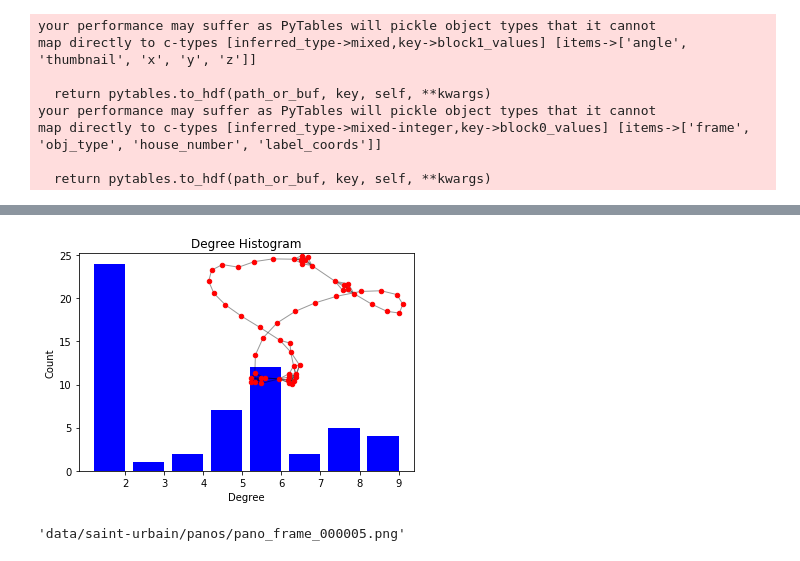
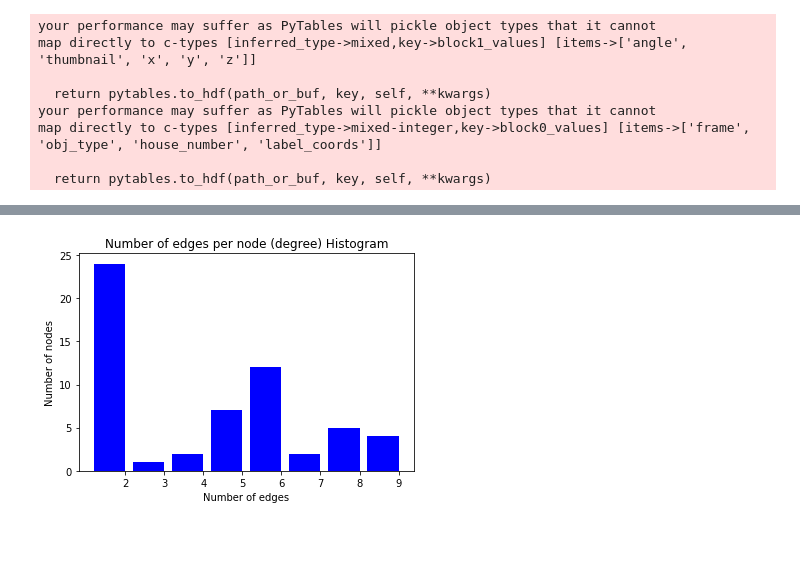
Before and after one commit to mweiss17/hyrule-gym, a Jupyter notebook: dataset.ipynb, the cells around one changed output, grey strips where cells are left out. Cells and saved outputs as stored; diff of their text form; code cells hidden in the pictures.

```diff
--- a/dataset.ipynb
+++ b/dataset.ipynb
@@ -129,4 +130,0 @@ nx.draw(env.G, pos=pos)  # networkx draw()
-# %%
-coords = []
-for n in env.G.nodes:
-    coords.append(env.G.nodes[n]['coords'])
@@ -135,32 +131,18 @@ for n in env.G.nodes:
 # %%
-import collections
-import matplotlib.pyplot as plt
-import networkx as nx
-
-G = env.G
-
-degree_sequence = sorted([d for n, d in G.degree()], reverse=True)  # degree sequence
-# print "Degree sequence", degree_sequence
+# This was just useful to visualize the number of edges per node
+degree_sequence = sorted([d for n, d in env.G.degree()], reverse=True)  # degree sequence
 degreeCount = collections.Counter(degree_sequence)
 deg, cnt = zip(*degreeCount.items())
 
 fig, ax = plt.subplots()
 plt.bar(deg, cnt, width=0.80, color='b')
 
-plt.title("Degree Histogram")
-plt.ylabel("Count")
-plt.xlabel("Degree")
+plt.title("Number of edges per node (degree) Histogram")
+plt.ylabel("Number of nodes")
+plt.xlabel("Number of edges")
 ax.set_xticks([d + 0.4 for d in deg])
 ax.set_xticklabels(deg)
 
-# draw graph in inset
-plt.axes([0.4, 0.4, 0.5, 0.5])
-Gcc = sorted(nx.connected_component_subgraphs(G), key=len, reverse=True)[0]
-pos = nx.spring_layout(G)
-plt.axis('off')
-nx.draw_networkx_nodes(G, pos, node_size=20)
-nx.draw_networkx_edges(G, pos, alpha=0.4)
-
 plt.show()
 # %% [output]
-[figure, old version]
+[figure, new version]
@@ -171,4 +148,0 @@ path = "data/" + region + "/panos/pano_frame_" + str(frame).zfill(6) + ".png"
-# %%
-path
-# %% [output]
-'data/saint-urbain/panos/pano_frame_000005.png'
```
Also changed, not shown: parts of 14 cells of this notebook, 2 other files.
